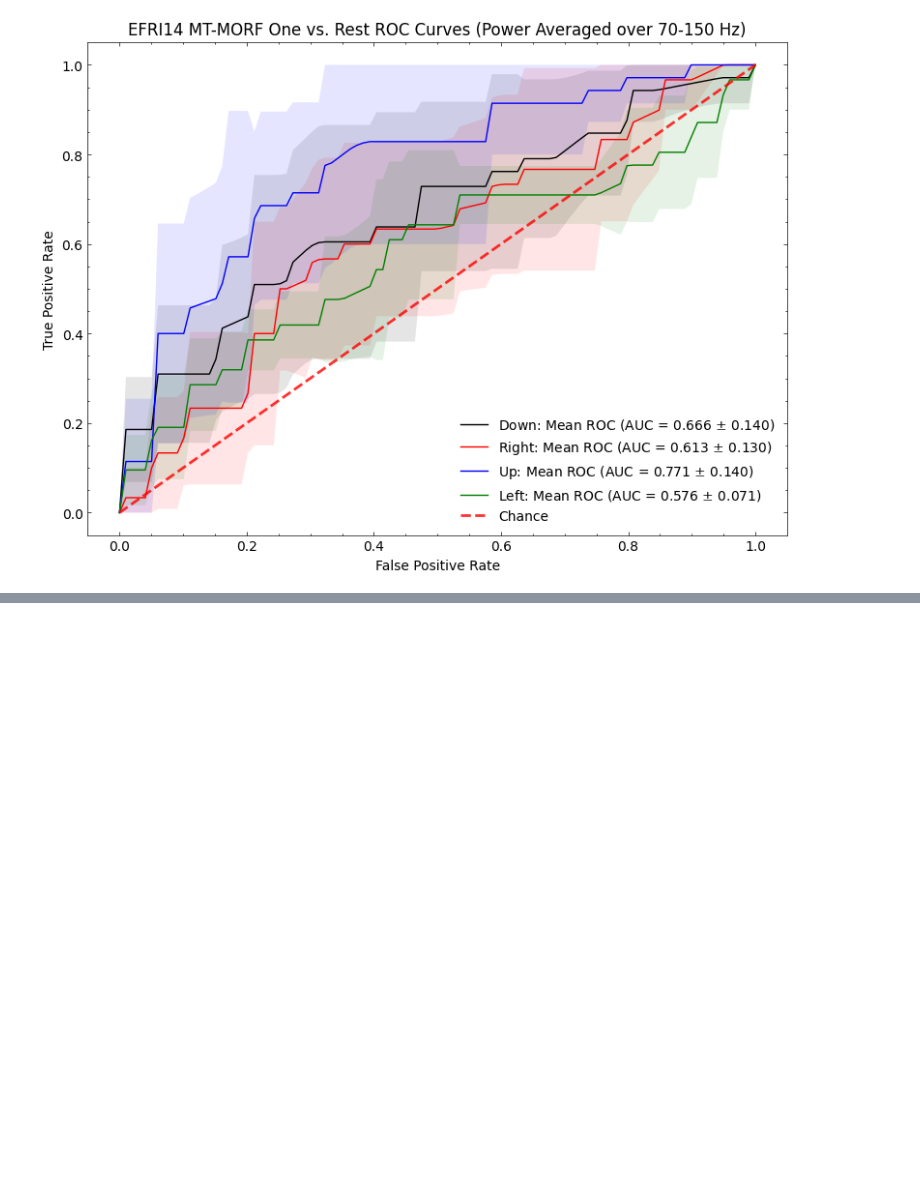
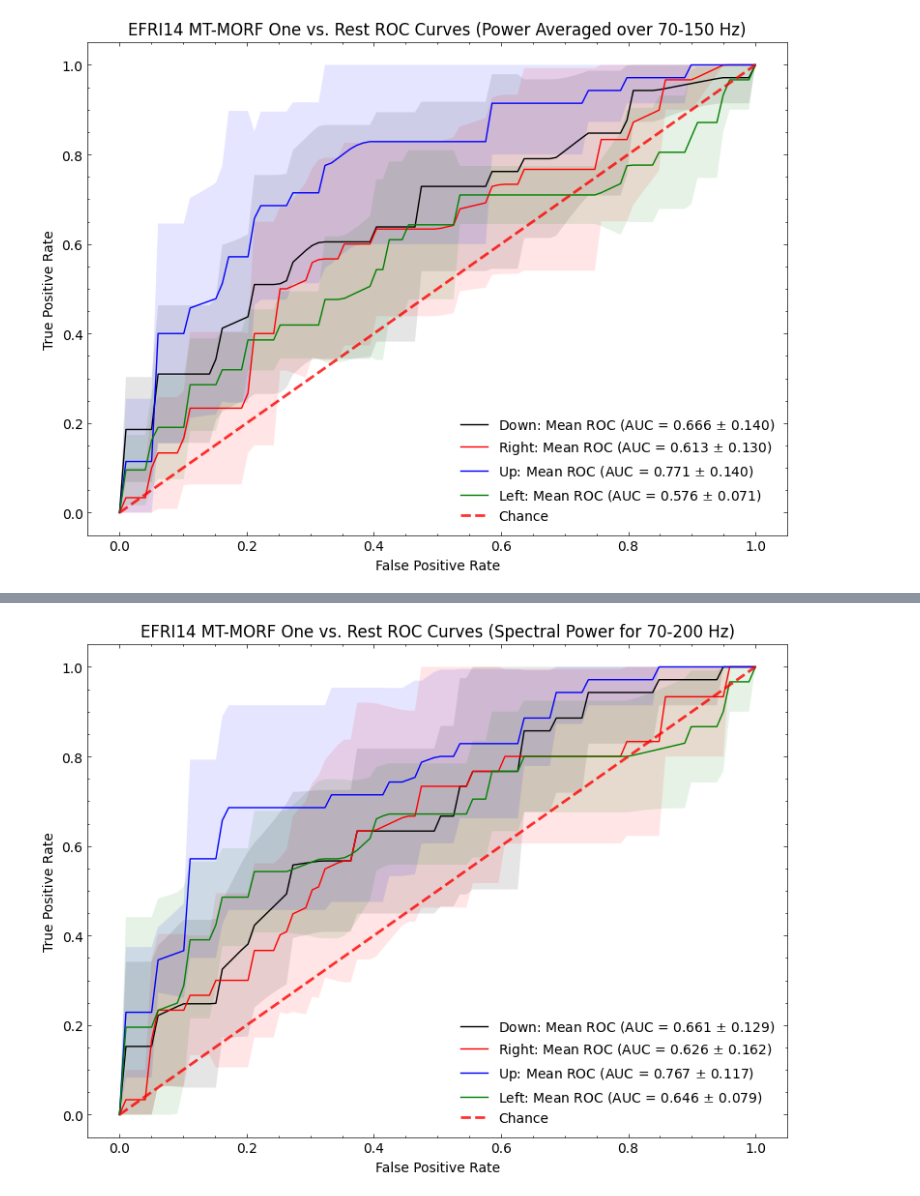
Before and after one commit to adam2392/motor-decoding, a Jupyter notebook: mtsmorf/move_exp/freq_analysis.ipynb, the cells around one changed output, grey strips where cells are left out. Drawn from its saved outputs; the diff is of its cells as text; code cells hidden in the pictures; blank space fills up the shorter version.

```diff
--- a/mtsmorf/move_exp/freq_analysis.ipynb
+++ b/mtsmorf/move_exp/freq_analysis.ipynb
@@ -597,0 +637,5 @@ fig.tight_layout();
+# %%
+ntrials, nchs, nfreqs, nsteps = hi_gamma.shape
+
+# structured to have all frequencies of one channel in consecutive rows
+freq_data = hi_gamma.reshape(ntrials, nchs*nfreqs, nsteps)
@@ -597,0 +671,22 @@ fig.tight_layout();
+# %%
+fig, ax = plt.subplots(dpi=100, figsize=(8, 6))
+
+plot_roc_multiclass_cv(
+    stratified_kf_scores_all_freq["test_predict_proba"],
+    X,
+    y,
+    stratified_kf_scores_all_freq["test_inds"],
+    ax=ax,
+)
+
+ax.set(
+    xlabel="False Positive Rate",
+    ylabel="True Positive Rate",
+    xlim=[-0.05, 1.05],
+    ylim=[-0.05, 1.05],
+    title=f"{subject.upper()} MT-MORF One vs. Rest ROC Curves (Spectral Power for 70-200 Hz)",
+)
+ax.legend(loc="lower right")
+fig.tight_layout();
+# %% [output]
+[figure, added]
```
Also changed, not shown: parts of 21 cells of this notebook, 1 other file.
